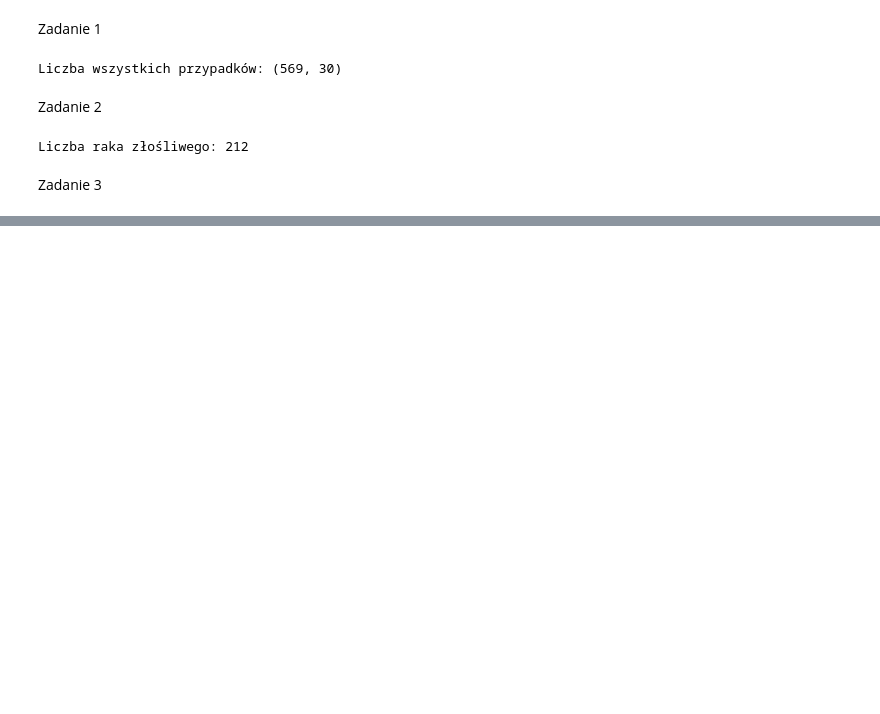
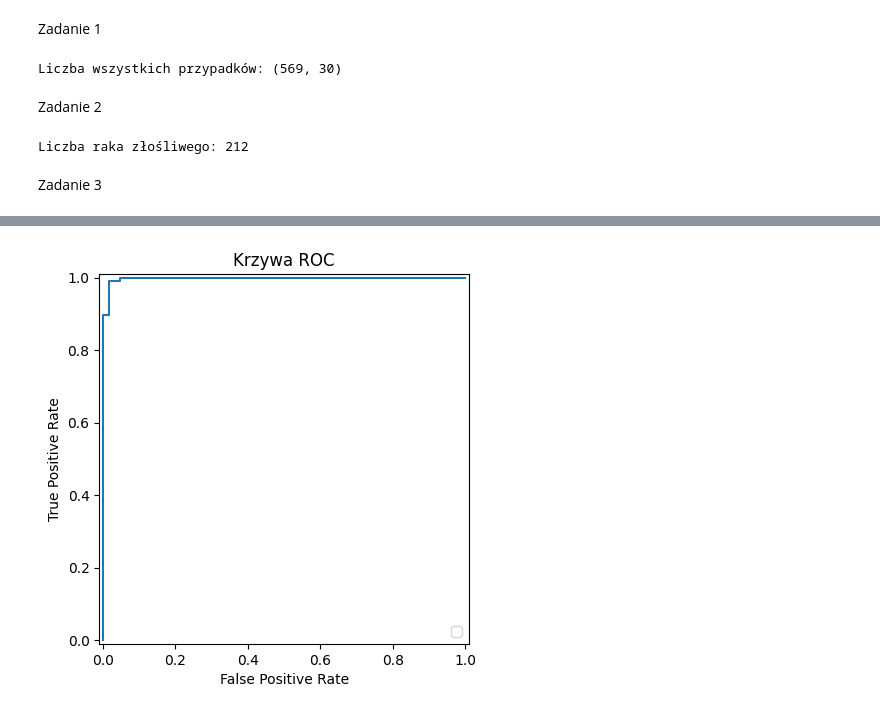
Before and after one commit to Xeesto/UEP, a Jupyter notebook: Lab4_Klasyfikacja.ipynb, the cells around one changed output, grey strips where cells are left out. Saved outputs shown, nothing was run; the diff lists cells and outputs as text; code cells hidden in the pictures; blank space fills up the shorter version.

```diff
--- a/Lab4_Klasyfikacja.ipynb
+++ b/Lab4_Klasyfikacja.ipynb
@@ -24,0 +89,8 @@ Zadanie 3
+# %%
+#6 Wizualizacja krzywej ROC
+fpr, tpr, thresholds = roc_curve(y_test, model.predict_proba(X_test)[:, 1])
+RocCurveDisplay(fpr=fpr, tpr=tpr).plot()
+plt.title("Krzywa ROC")
+plt.show()
+# %% [output]
+[figure, added]
```
Also changed, not shown: parts of 12 cells of this notebook.
